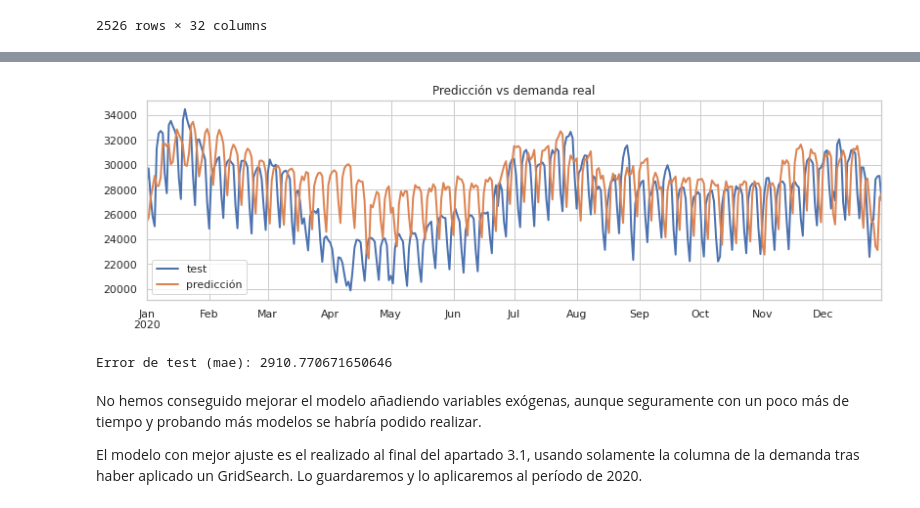
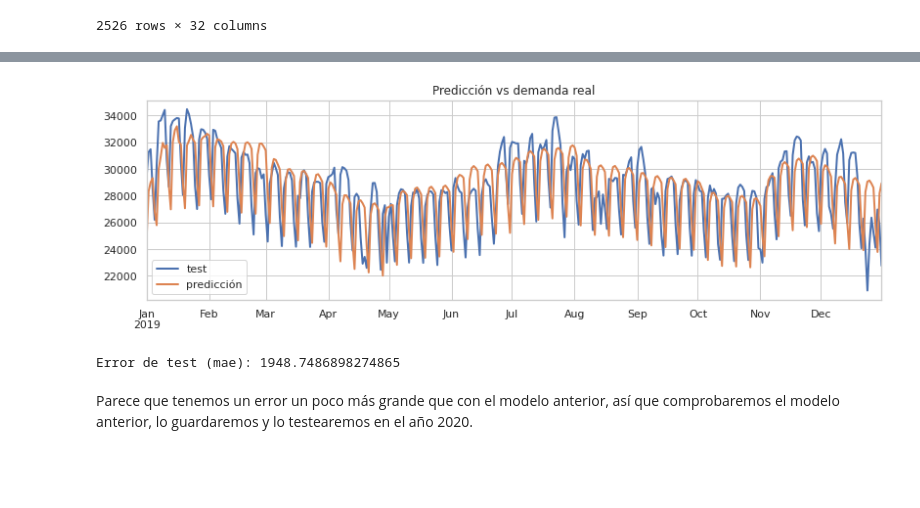
Before and after one commit to Carlosleono/Prueba_modelo_QEnergy, a Jupyter notebook: notebooks/1_Prediccion_demanda_energetica.ipynb, the cells around one changed output, grey strips where cells are left out. Saved outputs shown, nothing was run; the diff lists cells and outputs as text; code cells hidden in the pictures; blank space fills up the shorter version.

```diff
--- a/notebooks/1_Prediccion_demanda_energetica.ipynb
+++ b/notebooks/1_Prediccion_demanda_energetica.ipynb
@@ -876,0 +945,4 @@ Error backtest: [735.70621315]
+# %%
+pruebexog['mes'] = pd.DatetimeIndex(exog.index).month
+# %%
+pruebexog = pd.get_dummies(pruebexog, columns=['mes'])
@@ -879,25 +1017,26 @@ No mejoramos quitando el parámetro de laboralidad. Vamos a realizar un Grid Sea
 # %%
-forecaster3 = ForecasterAutoreg(
+forecaster4 = ForecasterAutoreg(
                 regressor = make_pipeline(StandardScaler(), Ridge(alpha=best_alpha)),
-                lags      = best_lag # Este valor será remplazado en el grid search
+                lags      = best_lag,
              )
-
+fin_lag = '2014-01-31'
+fin_train_grid = '2017-12-31'
 # Hiperparámetros del regresor
-param_grid = {'ridge__alpha': np.logspace(-3, 5, 10)}
+param_grid = {'ridge__alpha': np.logspace(-5, 5, 10)} #ampliamos con alphas mas pequeños ya que el mejor anterior era el más pequeño
 
 # Lags utilizados como predictores
-lags_grid = [7, 30, [1, 6,7,8,13,14,15,20,21,22]]
+lags_grid = [7, 30, 60,[1, 6,7,8,13,14,15,20,21,22,27,28,29]] #metemos mas lags ya que lo mejor anterior era el máximo de lags
 
 resultados_grid = grid_search_forecaster(
-                        forecaster  = forecaster3,
-                        y           = temp_dem.loc[fin_lag:fin_validacion, 'value'],
-                        exog        = exog[:fin_validacion],
+                        forecaster  = forecaster4,
+                        y           = temp_dem.loc[fin_lag:fin_train, 'value'],
+                        exog        = pruebexog[:fin_train],
                         param_grid  = param_grid,
                         lags_grid   = lags_grid,
                         steps       = 1,
                         refit       = False,
                         metric      = 'mean_absolute_error',
-                        initial_train_size = len(temp_dem[:fin_train]),
+                        initial_train_size = len(temp_dem[:fin_train_grid]),
                         return_best = True,
                         verbose     = False
                     )
@@ -911,22 +1071,20 @@ Number of models compared: 30
 # %%
-predicciones3 = forecaster3.predict(steps=365, exog=exog[fin_train:fin_validacion])
+predicciones4 = forecaster4.predict(steps=365, exog=pruebexog[fin_train:fin_validacion])
 # %%
 fig, ax = plt.subplots(figsize=(12, 3.5))
-temp_dem.loc[predicciones3.index[:365], 'value'].plot(linewidth=2, label='test', ax=ax)
-predicciones3[:365].plot(linewidth=2, label='predicción', ax=ax)
+temp_dem.loc[predicciones4.index, 'value'].plot(linewidth=2, label='test', ax=ax)
+predicciones4.plot(linewidth=2, label='predicción', ax=ax)
 ax.set_title('Predicción vs demanda real')
 ax.legend();
 # %% [output]
-[figure, old version]
+[figure, new version]
 # %%
 error_mae = mean_absolute_error(
-                y_true = temp_dem.loc[predicciones3.index[:365], 'value'],
-                y_pred = predicciones3[:365]
+                y_true = temp_dem.loc[predicciones4.index, 'value'],
+                y_pred = predicciones4
             )
 print(f"Error de test (mae): {error_mae}")
 # %% [output]
-Error de test (mae): 2910.770671650646
+Error de test (mae): 1948.7486898274865
-# %% [markdown]
-No hemos conseguido mejorar el modelo añadiendo variables exógenas, aunque seguramente con un poco más de tiempo y probando más modelos se habría podido realizar.
-
-El modelo con mejor ajuste es el realizado al final del apartado 3.1, usando solamente la columna de la demanda tras haber aplicado un GridSearch. Lo guardaremos y lo aplicaremos al período de 2020.
+# %% [markdown]
+Parece que tenemos un error un poco más grande que con el modelo anterior, así que comprobaremos el modelo anterior, lo guardaremos y lo testearemos en el año 2020.
```
Also changed, not shown: parts of 59 cells of this notebook, 3 other files.
